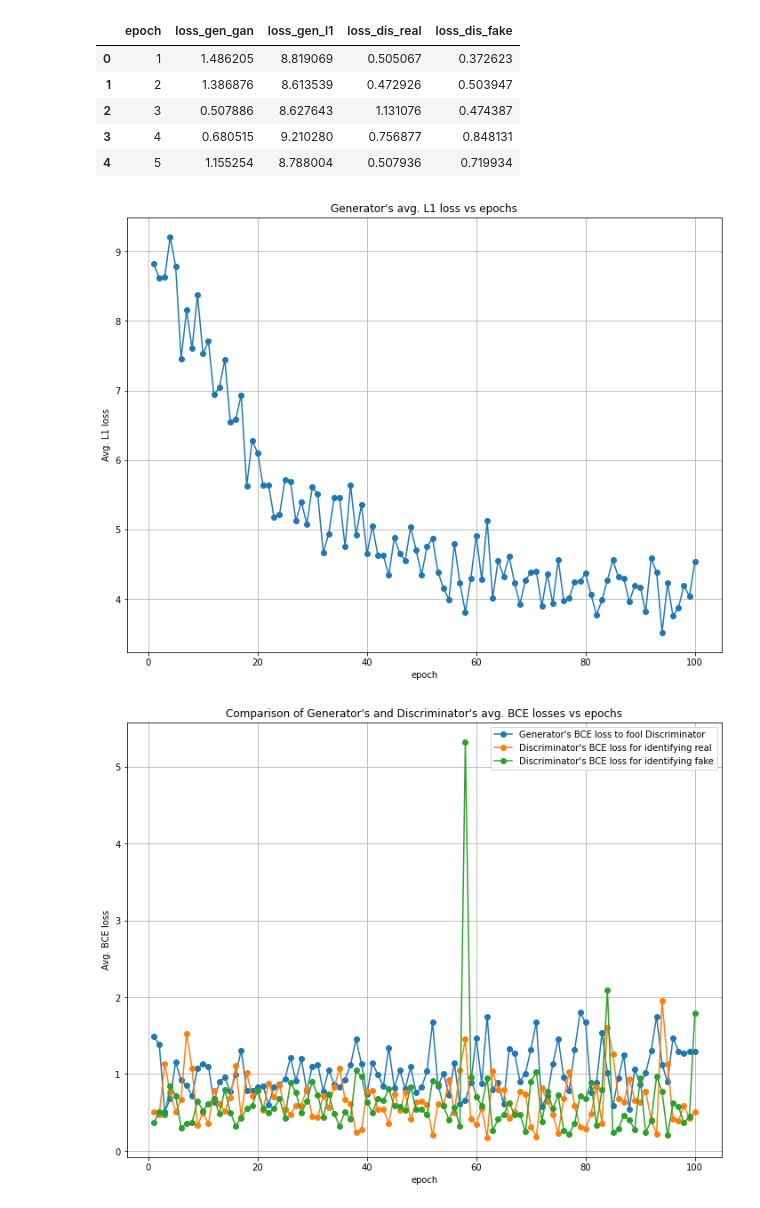
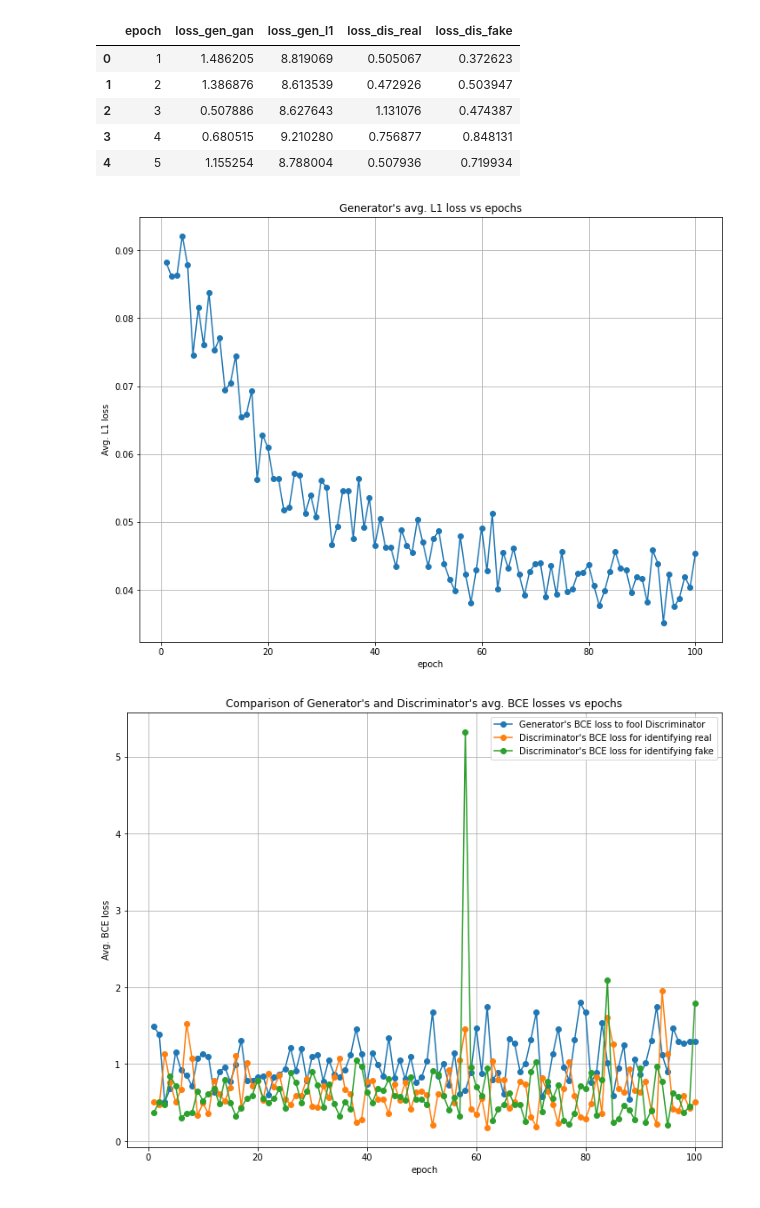
Before and after one commit to AbhishekRS4/Conditional_Adversarial_Network, a Jupyter notebook: src/plot_train_losses.ipynb, the cells around one changed output. Drawn from its saved outputs; the diff is of its cells as text; code cells hidden in the pictures.

Commit message:
updated notebook to plot train losses

```diff
--- a/src/plot_train_losses.ipynb
+++ b/src/plot_train_losses.ipynb
@@ -16,16 +16,18 @@ df_train.head()
 | 2 | 3 | 0.507886 | 8.627643 | 1.131076 | 0.474387 |
 | 3 | 4 | 0.680515 | 9.210280 | 0.756877 | 0.848131 |
 | 4 | 5 | 1.155254 | 8.788004 | 0.507936 | 0.719934 |
+# %%
+lambda_ = 100
 # %%
 fig = plt.figure(figsize=(12, 9))
-plt.plot(np.arange(1, 1+len(df_train.loss_gen_l1)), df_train.loss_gen_l1, "o-")
+plt.plot(np.arange(1, 1+len(df_train.loss_gen_l1)), df_train.loss_gen_l1 / lambda_, "o-")
 plt.grid()
 plt.xlabel("epoch")
 plt.ylabel("Avg. L1 loss")
 plt.title("Generator's avg. L1 loss vs epochs")
 fig.show()
 # %% [output]
-[figure, old version]
+[figure, new version]
 # %%
 fig = plt.figure(figsize=(12, 9))
 plt.plot(np.arange(1, 1+len(df_train.loss_gen_gan)), df_train.loss_gen_gan, "o-", label="Generator's BCE loss to fool Discriminator")
```
